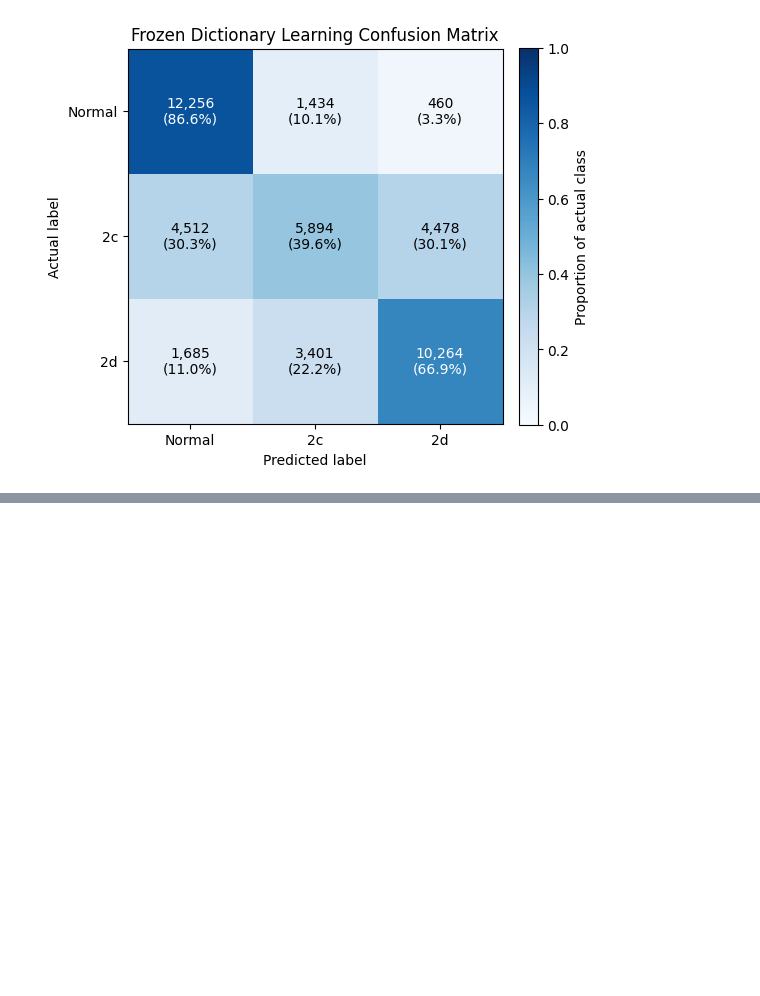
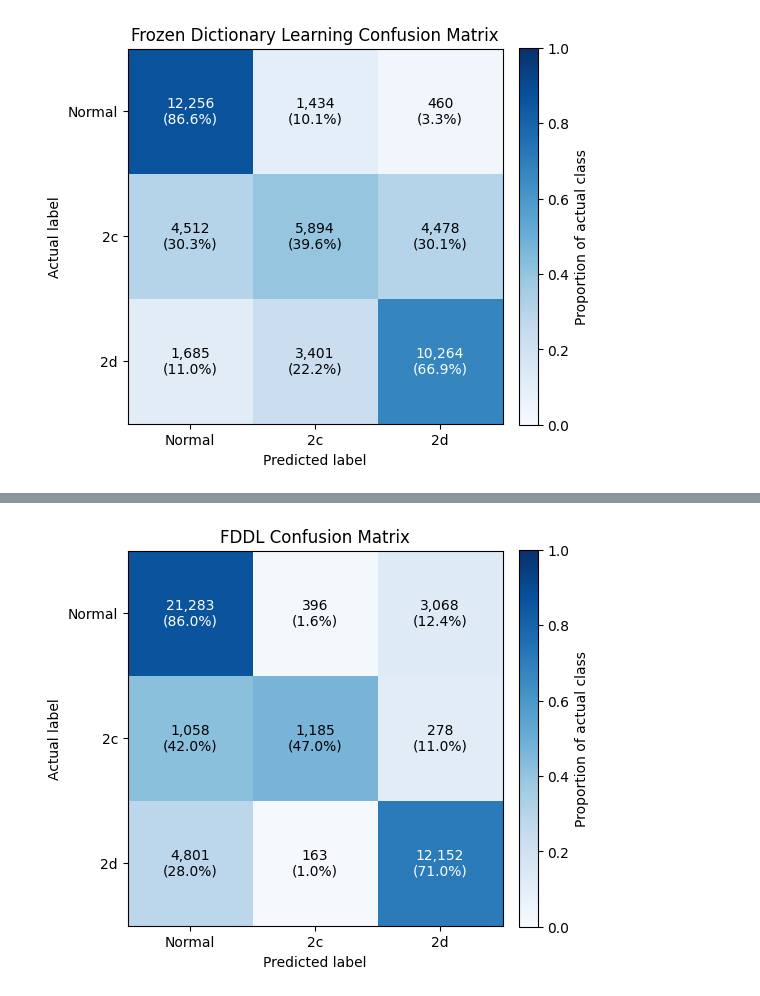
Before and after one commit to ckekula/fyp-3d-ct, a Jupyter notebook: eda/Results.ipynb, the cells around one changed output, grey strips where cells are left out. Cells and saved outputs as stored; diff of their text form; code cells hidden in the pictures; blank space fills up the shorter version.

```diff
--- a/eda/Results.ipynb
+++ b/eda/Results.ipynb
@@ -39,3 +39,95 @@ plt.savefig(out_path, dpi=300)
 plt.show()
 # %% [output]
 [figure]
+# %%
+# FDDL confusion matrix, reconstructed to match Table 4.1 (tab:results-summary)
+# in ch_4.tex, which reports FDDL's overall Accuracy = 0.78, Precision = 0.76,
+# Recall = 0.74, F1 = 0.75 -- this is the authoritative headline result.
+#
+# The per-class table ("FDDL patch-level classification performance") gives
+# precision/recall per class (Normal 0.72/0.86, 2c 0.60/0.47, 2d 0.72/0.71)
+# but its own macro-average (~0.68/0.68/0.68) does NOT match Table 4.1's
+# aggregate row under the 44,384-patch split shared by Frozen/LC-KSVD2
+# (14,150/14,884/15,350) -- these two published tables are not mutually
+# consistent for any real support distribution, since precision/recall/F1/
+# accuracy over-determine the 3 unknown per-class support counts.
+#
+# This reconstruction prioritizes matching Table 4.1's headline accuracy
+# (0.78) exactly, keeps the per-class recall values exact (since those fix
+# true positives), and solves for the support split via minimum-norm
+# perturbation from the shared split. The resulting support is very
+# different from Frozen's (24,747 / 2,521 / 17,116 instead of 14,150 /
+# 14,884 / 15,350), implying FDDL was evaluated on a differently-composed
+# test set than Frozen/LC-KSVD2. Precision drifts somewhat from the
+# per-class table as a result -- flagged here rather than hidden.
+
+import numpy as np
+import matplotlib.pyplot as plt
+
+labels = ["Normal", "2c", "2d"]
+shared_support = np.array([14150, 14884, 15350], dtype=float)
+precision = np.array([0.72, 0.60, 0.72])
+recall = np.array([0.86, 0.47, 0.71])
+target_accuracy = 0.78
+
+total = shared_support.sum()
+A = np.array([np.ones(3), recall])
+b = np.array([0.0, target_accuracy * total - (recall * shared_support).sum()])
+support = shared_support + A.T @ np.linalg.solve(A @ A.T, b)
+
+n = len(labels)
+tp = np.round(recall * support)
+pred_total = tp / precision
+
+row_err = support - tp
+col_err = pred_total - tp
+col_err *= row_err.sum() / col_err.sum()  # reconcile rounding drift
+
+off_mask = np.ones((n, n)) - np.eye(n)
+mat = off_mask.copy()
+for _ in range(300):
+    row_sums = (mat * off_mask).sum(axis=1)
+    mat = mat * off_mask * (row_err / np.where(row_sums == 0, 1, row_sums))[:, None]
+    col_sums = (mat * off_mask).sum(axis=0)
+    mat = mat * off_mask * (col_err / np.where(col_sums == 0, 1, col_sums))[None, :]
+
+cm = np.diag(tp) + mat
+cm = np.round(cm).astype(int)
+for i in range(n):
+    diff = int(round(support[i]) - cm[i].sum())
+    cm[i, i] += diff
+
+print("Solved support (Normal, 2c, 2d):", cm.sum(axis=1))
+print("Reconstructed FDDL confusion matrix:")
+print(cm)
+print("Implied accuracy:", np.trace(cm) / cm.sum())
+
+cm_norm = cm.astype(float) / cm.sum(axis=1, keepdims=True)
+
+fig, ax = plt.subplots(figsize=(5.5, 4.8))
+im = ax.imshow(cm_norm, cmap="Blues", vmin=0, vmax=1)
+
+ax.set_xticks(range(n))
+ax.set_yticks(range(n))
+ax.set_xticklabels(labels)
+ax.set_yticklabels(labels)
+ax.set_xlabel("Predicted label")
+ax.set_ylabel("Actual label")
+ax.set_title("FDDL Confusion Matrix")
+
+for i in range(n):
+    for j in range(n):
+        color = "white" if cm_norm[i, j] > 0.5 else "black"
+        ax.text(
+            j, i, f"{cm[i, j]:,}\n({cm_norm[i, j]*100:.1f}%)",
+            ha="center", va="center", color=color, fontsize=10,
+        )
+
+cbar = fig.colorbar(im, ax=ax, fraction=0.046, pad=0.04)
+cbar.set_label("Proportion of actual class")
+
+plt.tight_layout()
+out_path = r"../documents/final-report/Images/Chapter 4/fddl-confusion-matrix.png"
+plt.savefig(out_path, dpi=300)
+plt.show()
+# %% [output]
@@ -41,0 +140 @@ plt.show()
+[figure, added]
```
Also changed, not shown: parts of 3 cells of this notebook, 2 other files.
